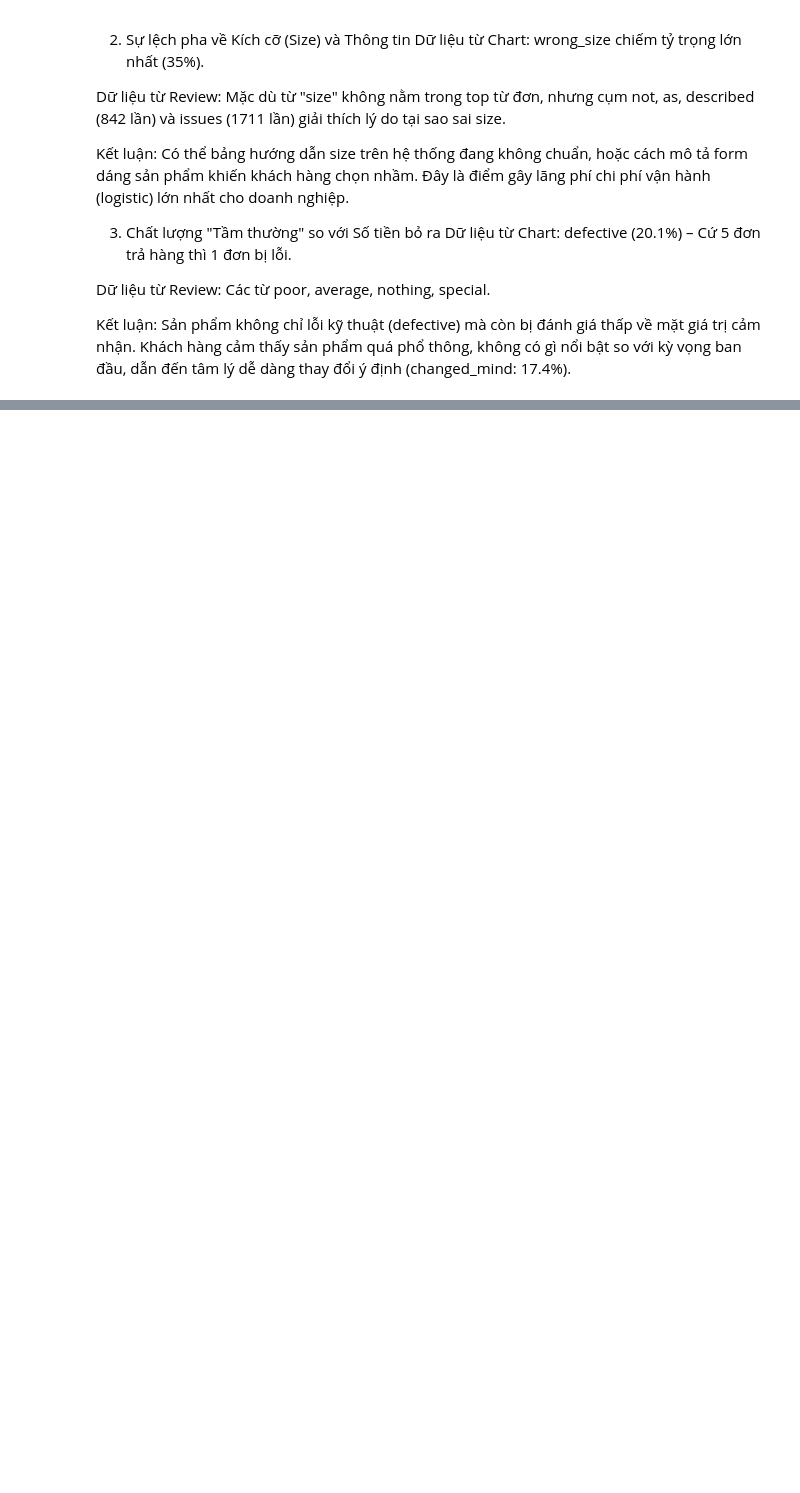
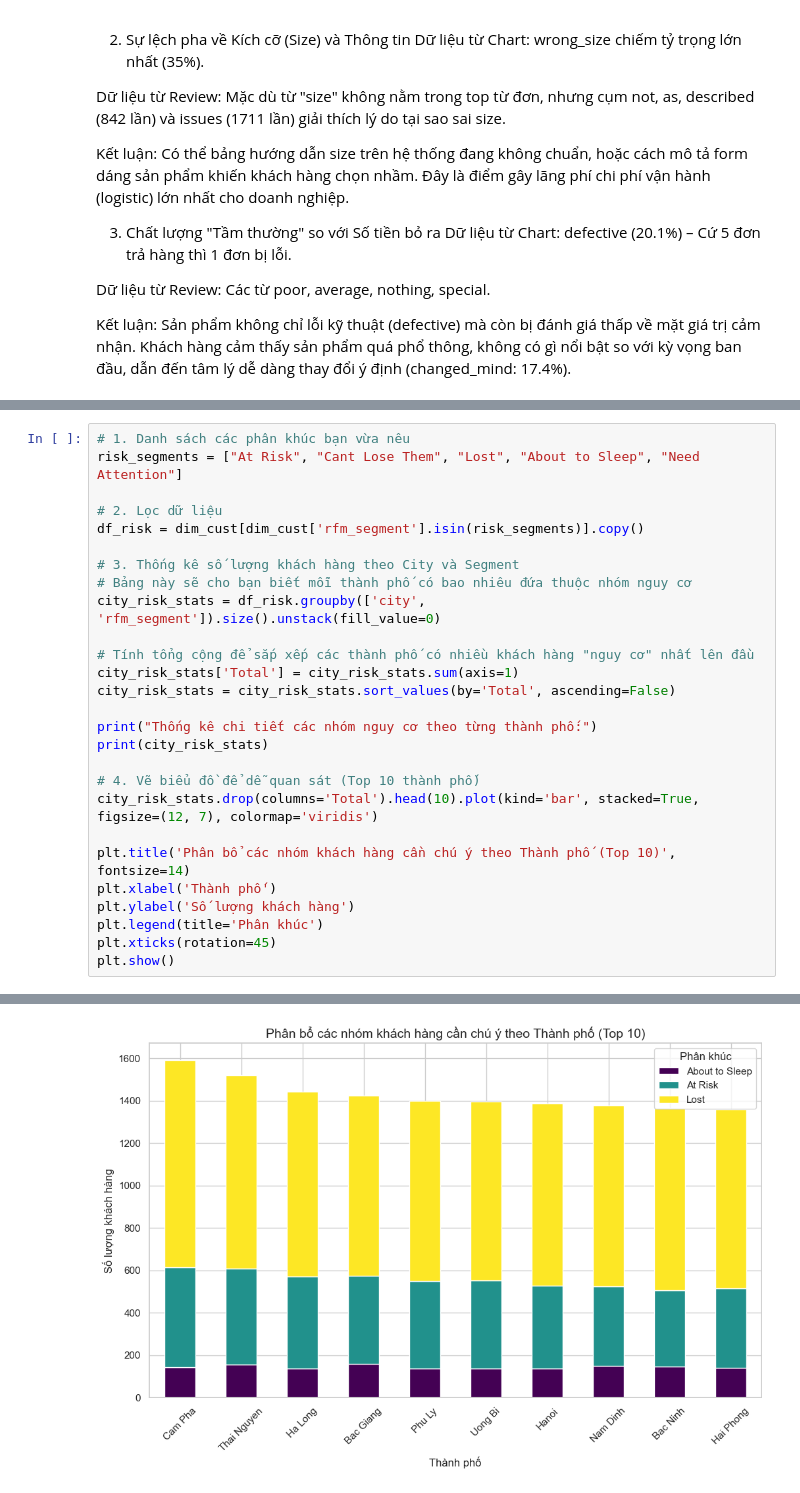
Before and after one commit to lamducanhkhoarubik-spec/Datathon_UITUT, a Jupyter notebook: code/eda/diagnostic.ipynb, the cells around one changed output, grey strips where cells are left out. Saved outputs shown, nothing was run; the diff lists cells and outputs as text; blank space fills up the shorter version.

```diff
--- a/code/eda/diagnostic.ipynb
+++ b/code/eda/diagnostic.ipynb
@@ -701,0 +711,28 @@ Không phải do cải thiện nội tại
+# %%
+# 1. Danh sách các phân khúc bạn vừa nêu
+risk_segments = ["At Risk", "Cant Lose Them", "Lost", "About to Sleep", "Need Attention"]
+
+# 2. Lọc dữ liệu
+df_risk = dim_cust[dim_cust['rfm_segment'].isin(risk_segments)].copy()
+
+# 3. Thống kê số lượng khách hàng theo City và Segment
+# Bảng này sẽ cho bạn biết mỗi thành phố có bao nhiêu đứa thuộc nhóm nguy cơ
+city_risk_stats = df_risk.groupby(['city', 'rfm_segment']).size().unstack(fill_value=0)
+
+# Tính tổng cộng để sắp xếp các thành phố có nhiều khách hàng "nguy cơ" nhất lên đầu
+city_risk_stats['Total'] = city_risk_stats.sum(axis=1)
+city_risk_stats = city_risk_stats.sort_values(by='Total', ascending=False)
+
+print("Thống kê chi tiết các nhóm nguy cơ theo từng thành phố:")
+print(city_risk_stats)
+
+# 4. Vẽ biểu đồ để dễ quan sát (Top 10 thành phố)
+city_risk_stats.drop(columns='Total').head(10).plot(kind='bar', stacked=True, figsize=(12, 7), colormap='viridis')
+
+plt.title('Phân bổ các nhóm khách hàng cần chú ý theo Thành phố (Top 10)', fontsize=14)
+plt.xlabel('Thành phố')
+plt.ylabel('Số lượng khách hàng')
+plt.legend(title='Phân khúc')
+plt.xticks(rotation=45)
+plt.show()
+# %% [output]
@@ -701,0 +756 @@ Không phải do cải thiện nội tại
+[figure, added]
```
Also changed, not shown: parts of 12 cells of this notebook, 1 other file.
